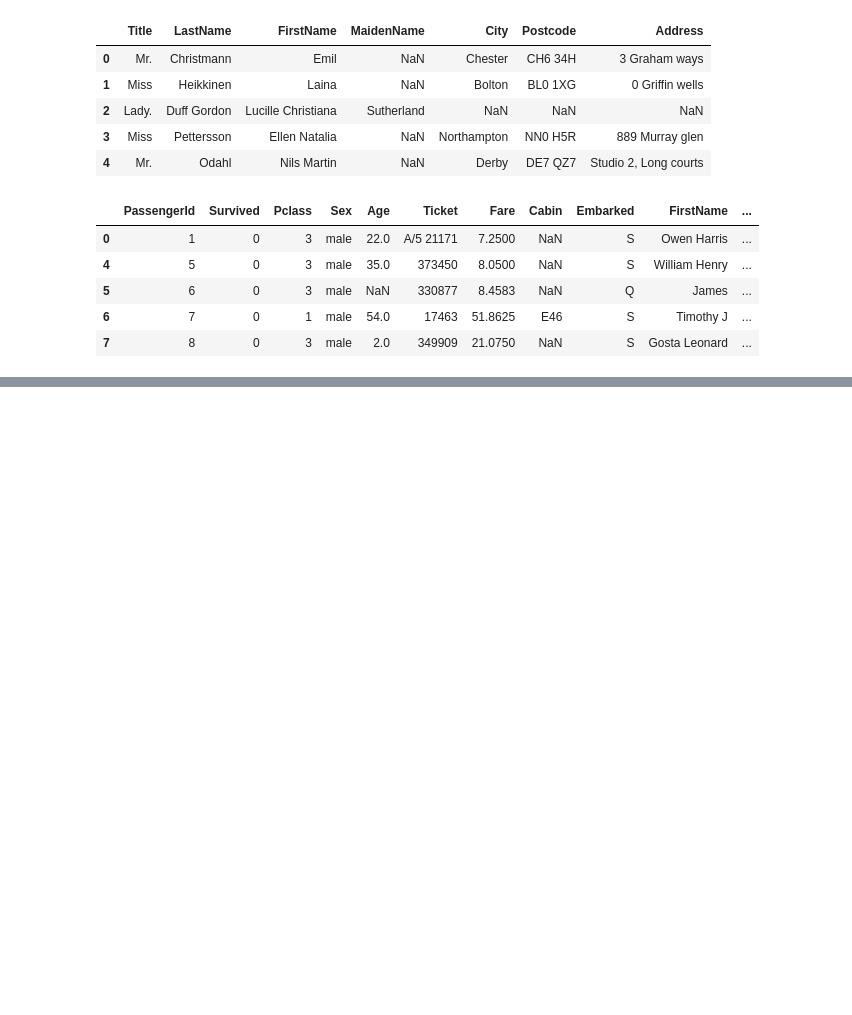
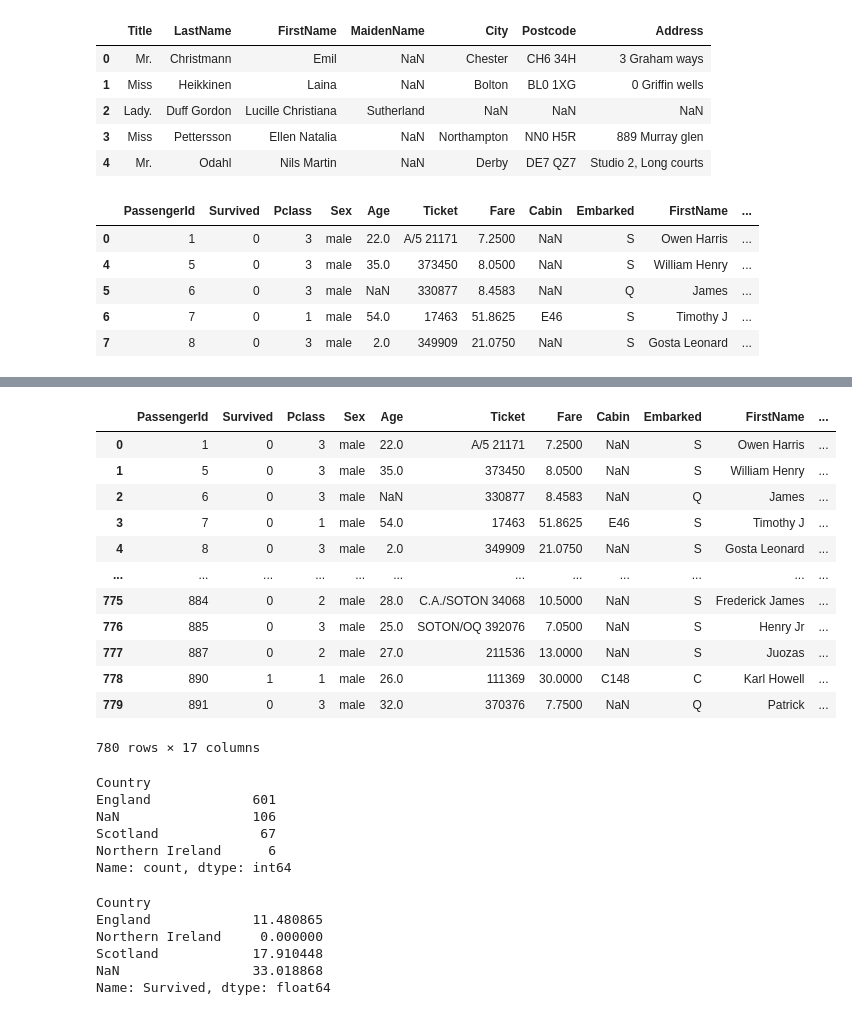
Before and after one commit to AndreasNoklebye/TECH2-H24, a Jupyter notebook: workshop4/workshop4.ipynb, the cells around one changed output, grey strips where cells are left out. Saved outputs shown, nothing was run; the diff lists cells and outputs as text; code cells hidden in the pictures; blank space fills up the shorter version.

```diff
--- a/workshop4/workshop4.ipynb
+++ b/workshop4/workshop4.ipynb
@@ -409,0 +417,5 @@ memory usage: 72.3+ KB
+# %%
+fn = os.path.join(DATA_PATH, 'UK_post_codes.csv')
+df3 = pd.read_csv(fn)
+del df3['Prefix']
+df3
@@ -409,0 +436,38 @@ memory usage: 72.3+ KB
+# %%
+df = df.merge(df3, on ='City', how='left')
+df
+# %% [output]
+|  | PassengerId | Survived | Pclass | Sex | Age | Ticket | Fare | Cabin | Embarked | FirstName | ... |
+| 0 | 1 | 0 | 3 | male | 22.0 | A/5 21171 | 7.2500 | NaN | S | Owen Harris | ... |
+| 1 | 5 | 0 | 3 | male | 35.0 | 373450 | 8.0500 | NaN | S | William Henry | ... |
+| 2 | 6 | 0 | 3 | male | NaN | 330877 | 8.4583 | NaN | Q | James | ... |
+| 3 | 7 | 0 | 1 | male | 54.0 | 17463 | 51.8625 | E46 | S | Timothy J | ... |
+| 4 | 8 | 0 | 3 | male | 2.0 | 349909 | 21.0750 | NaN | S | Gosta Leonard | ... |
+| ... | ... | ... | ... | ... | ... | ... | ... | ... | ... | ... | ... |
+| 775 | 884 | 0 | 2 | male | 28.0 | C.A./SOTON 34068 | 10.5000 | NaN | S | Frederick James | ... |
+| 776 | 885 | 0 | 3 | male | 25.0 | SOTON/OQ 392076 | 7.0500 | NaN | S | Henry Jr | ... |
+| 777 | 887 | 0 | 2 | male | 27.0 | 211536 | 13.0000 | NaN | S | Juozas | ... |
+| 778 | 890 | 1 | 1 | male | 26.0 | 111369 | 30.0000 | C148 | C | Karl Howell | ... |
+| 779 | 891 | 0 | 3 | male | 32.0 | 370376 | 7.7500 | NaN | Q | Patrick | ... |
+780 rows × 17 columns
+# %%
+df['Country'].value_counts(dropna=False)
+# %% [output]
+Country
+England             601
+NaN                 106
+Scotland             67
+Northern Ireland      6
+Name: count, dtype: int64
+# %%
+# mean survival rate by country
+
+group = df.groupby('Country', dropna=False)['Survived'].mean()*100
+group
+# %% [output]
+Country
+England             11.480865
+Northern Ireland     0.000000
+Scotland            17.910448
+NaN                 33.018868
+Name: Survived, dtype: float64
```
Also changed, not shown: parts of 2 cells of this notebook.
